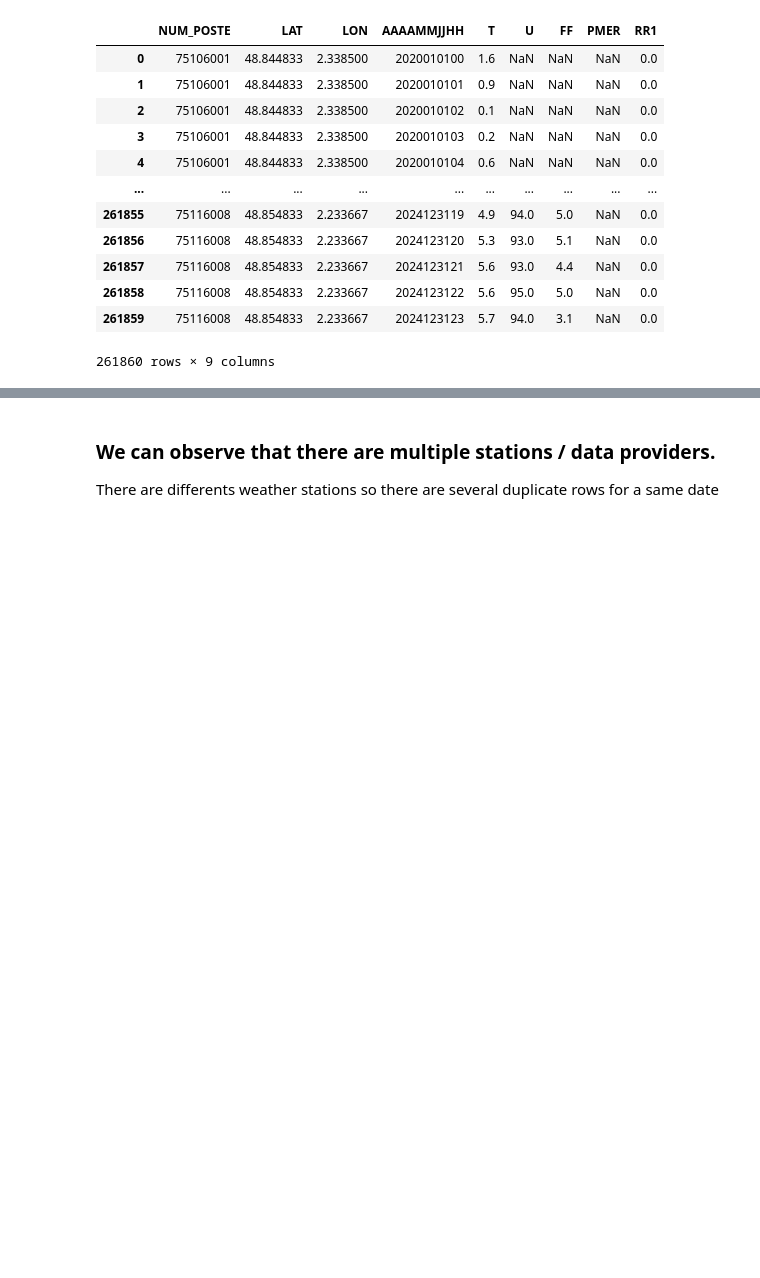
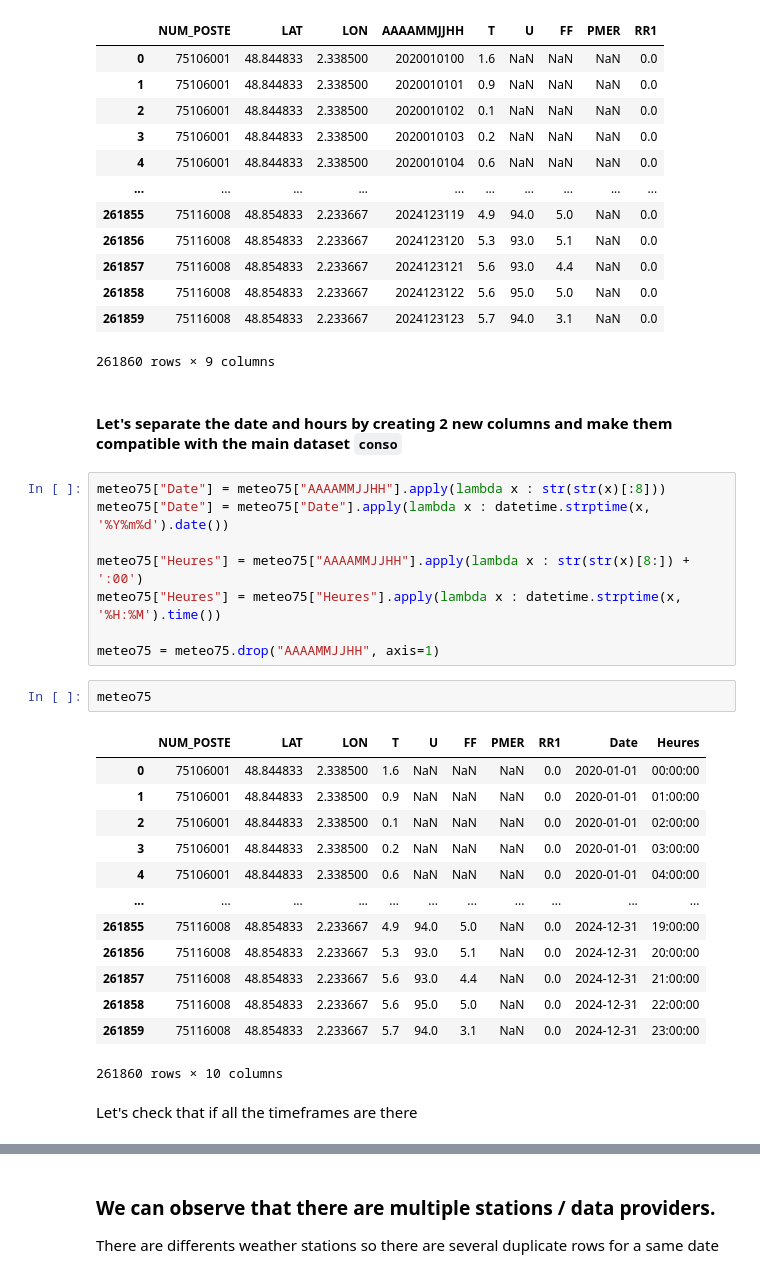
Before and after one commit to Marwane-ELM/energy_peak_prediction_fr, a Jupyter notebook: data_exp_pipelines.ipynb, the cells around one changed output, grey strips where cells are left out. Drawn from its saved outputs; the diff is of its cells as text; blank space fills up the shorter version.

Commit message:
Reworking on py scripts : transformed the str date into datetime.strptime format

```diff
--- a/data_exp_pipelines.ipynb
+++ b/data_exp_pipelines.ipynb
@@ -164,3 +156,31 @@ meteo75
 | 261858 | 75116008 | 48.854833 | 2.233667 | 2024123122 | 5.6 | 95.0 | 5.0 | NaN | 0.0 |
 | 261859 | 75116008 | 48.854833 | 2.233667 | 2024123123 | 5.7 | 94.0 | 3.1 | NaN | 0.0 |
 261860 rows × 9 columns
+# %% [markdown]
+#### Let's separate the date and hours by creating 2 new columns and make them compatible with the main dataset `conso`
+# %%
+meteo75["Date"] = meteo75["AAAAMMJJHH"].apply(lambda x : str(str(x)[:8]))
+meteo75["Date"] = meteo75["Date"].apply(lambda x : datetime.strptime(x, '%Y%m%d').date())
+
+meteo75["Heures"] = meteo75["AAAAMMJJHH"].apply(lambda x : str(str(x)[8:]) + ':00')
+meteo75["Heures"] = meteo75["Heures"].apply(lambda x : datetime.strptime(x, '%H:%M').time())
+
+meteo75 = meteo75.drop("AAAAMMJJHH", axis=1)
+# %%
+meteo75
+# %% [output]
+|  | NUM_POSTE | LAT | LON | T | U | FF | PMER | RR1 | Date | Heures |
+| 0 | 75106001 | 48.844833 | 2.338500 | 1.6 | NaN | NaN | NaN | 0.0 | 2020-01-01 | 00:00:00 |
+| 1 | 75106001 | 48.844833 | 2.338500 | 0.9 | NaN | NaN | NaN | 0.0 | 2020-01-01 | 01:00:00 |
+| 2 | 75106001 | 48.844833 | 2.338500 | 0.1 | NaN | NaN | NaN | 0.0 | 2020-01-01 | 02:00:00 |
+| 3 | 75106001 | 48.844833 | 2.338500 | 0.2 | NaN | NaN | NaN | 0.0 | 2020-01-01 | 03:00:00 |
+| 4 | 75106001 | 48.844833 | 2.338500 | 0.6 | NaN | NaN | NaN | 0.0 | 2020-01-01 | 04:00:00 |
+| ... | ... | ... | ... | ... | ... | ... | ... | ... | ... | ... |
+| 261855 | 75116008 | 48.854833 | 2.233667 | 4.9 | 94.0 | 5.0 | NaN | 0.0 | 2024-12-31 | 19:00:00 |
+| 261856 | 75116008 | 48.854833 | 2.233667 | 5.3 | 93.0 | 5.1 | NaN | 0.0 | 2024-12-31 | 20:00:00 |
+| 261857 | 75116008 | 48.854833 | 2.233667 | 5.6 | 93.0 | 4.4 | NaN | 0.0 | 2024-12-31 | 21:00:00 |
+| 261858 | 75116008 | 48.854833 | 2.233667 | 5.6 | 95.0 | 5.0 | NaN | 0.0 | 2024-12-31 | 22:00:00 |
+| 261859 | 75116008 | 48.854833 | 2.233667 | 5.7 | 94.0 | 3.1 | NaN | 0.0 | 2024-12-31 | 23:00:00 |
+261860 rows × 10 columns
+# %% [markdown]
+Let's check that if all the timeframes are there
```
Also changed, not shown: parts of 8 cells of this notebook, 2 other files.
